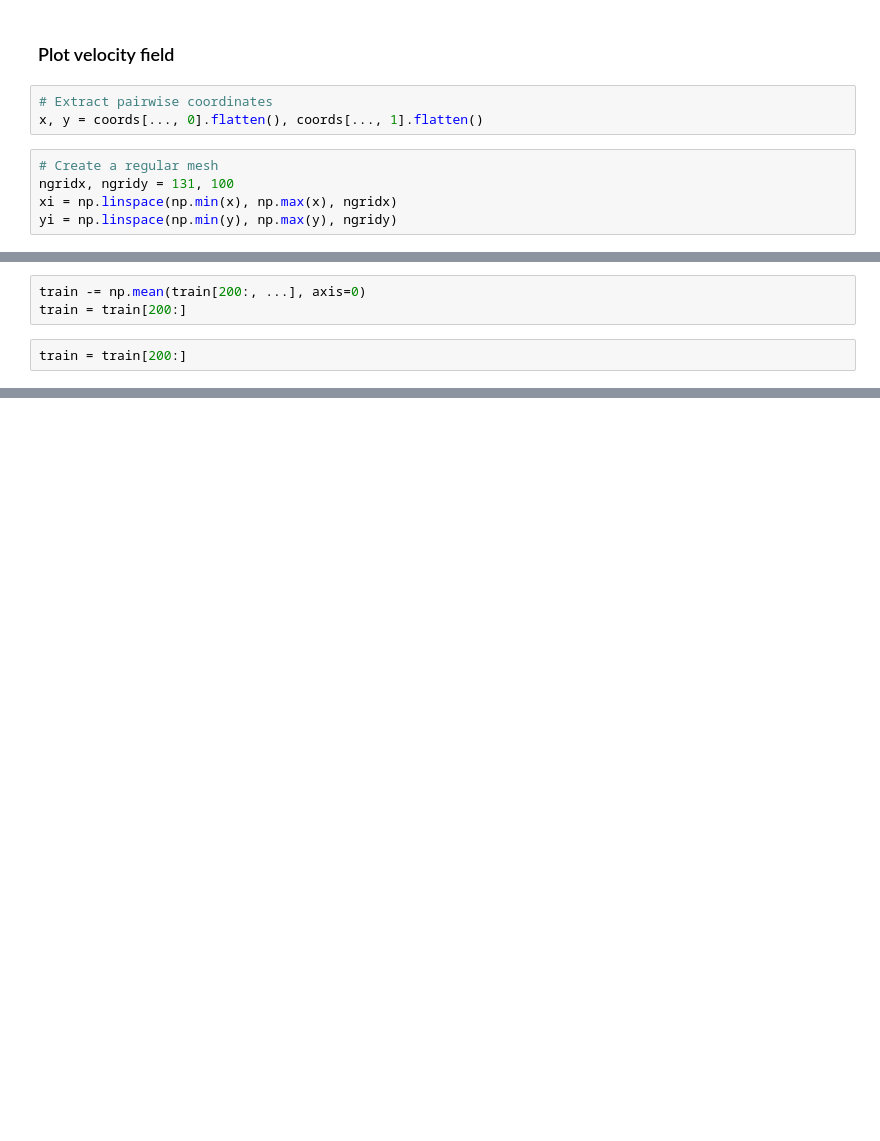
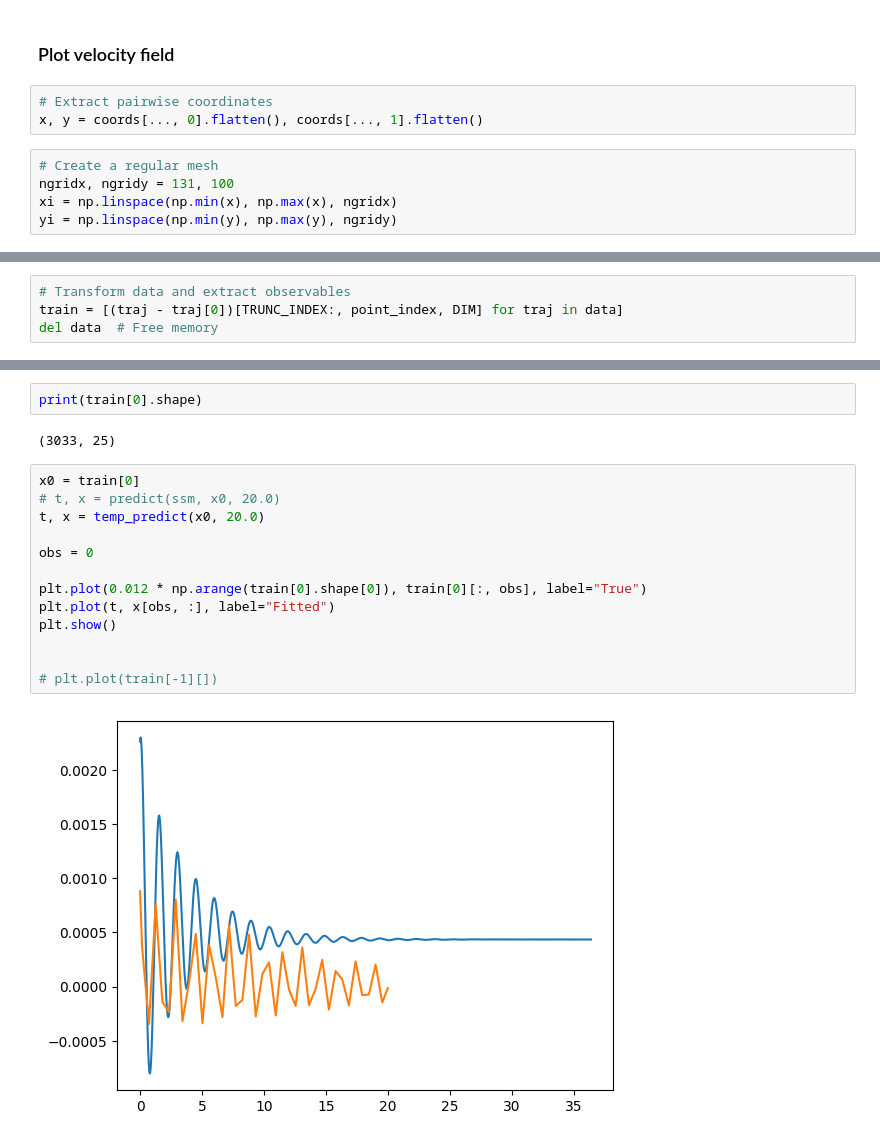
Before and after one commit to NiallOswald/ssm-model-reduction, a Jupyter notebook: notebooks/vortex-shedding.ipynb, the cells around one changed output, grey strips where cells are left out. Cells and saved outputs as stored; diff of their text form; blank space fills up the shorter version.

```diff
--- a/notebooks/vortex-shedding.ipynb
+++ b/notebooks/vortex-shedding.ipynb
@@ -88,5 +105,4 @@ print(train.shape)
 # %%
-train -= np.mean(train[200:, ...], axis=0)
-train = train[200:]
+# Transform data and extract observables
+train = [(traj - traj[0])[TRUNC_INDEX:, point_index, DIM] for traj in data]
+del data  # Free memory
-# %%
-train = train[200:]
@@ -115,0 +173,19 @@ plotter = Plot(
+# %%
+print(train[0].shape)
+# %% [output]
+(3033, 25)
+# %%
+x0 = train[0]
+# t, x = predict(ssm, x0, 20.0)
+t, x = temp_predict(x0, 20.0)
+
+obs = 0
+
+plt.plot(0.012 * np.arange(train[0].shape[0]), train[0][:, obs], label="True")
+plt.plot(t, x[obs, :], label="Fitted")
+plt.show()
+
+
+# plt.plot(train[-1][])
+# %% [output]
+[figure, added]
```
Also changed, not shown: parts of 31 cells of this notebook.
